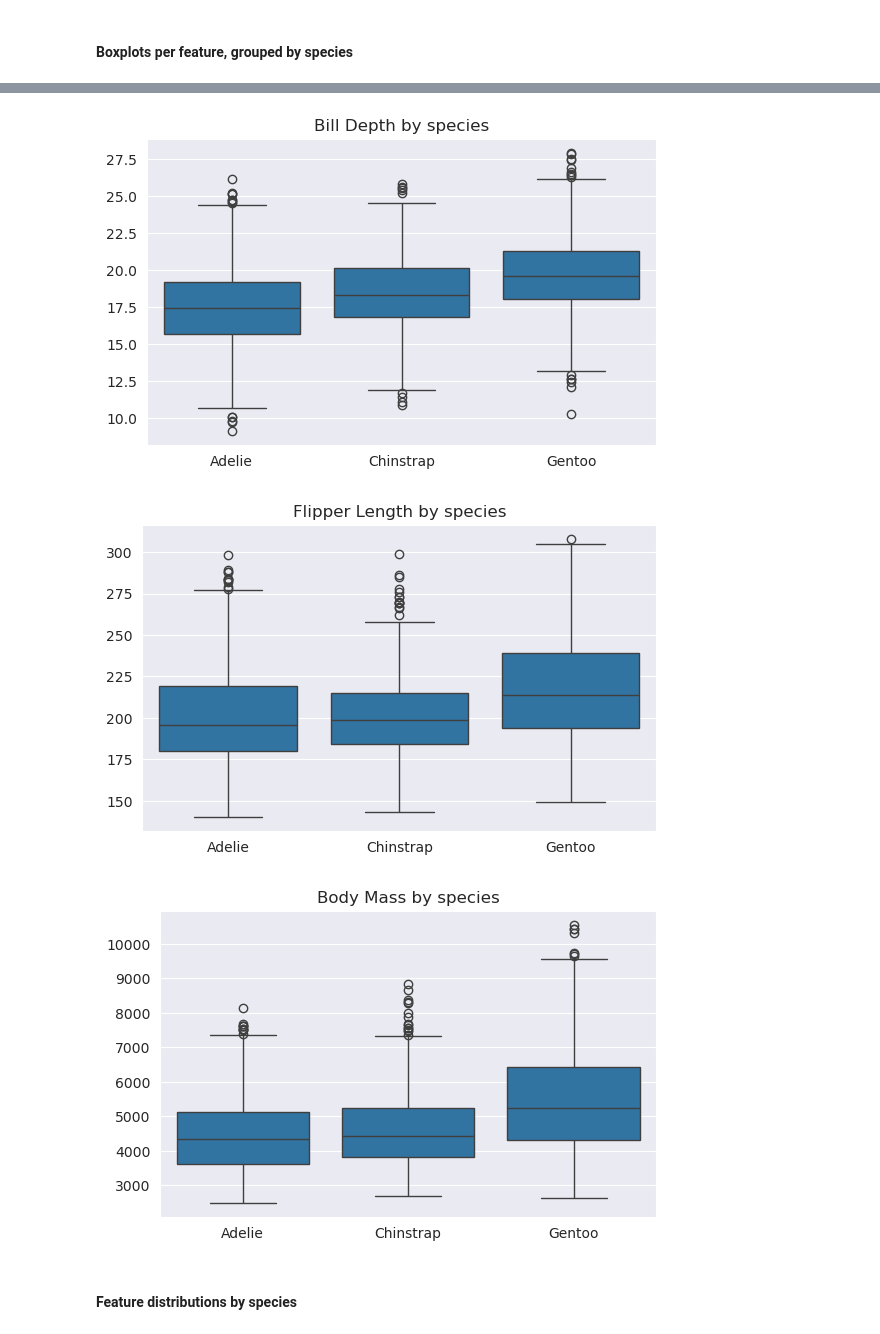
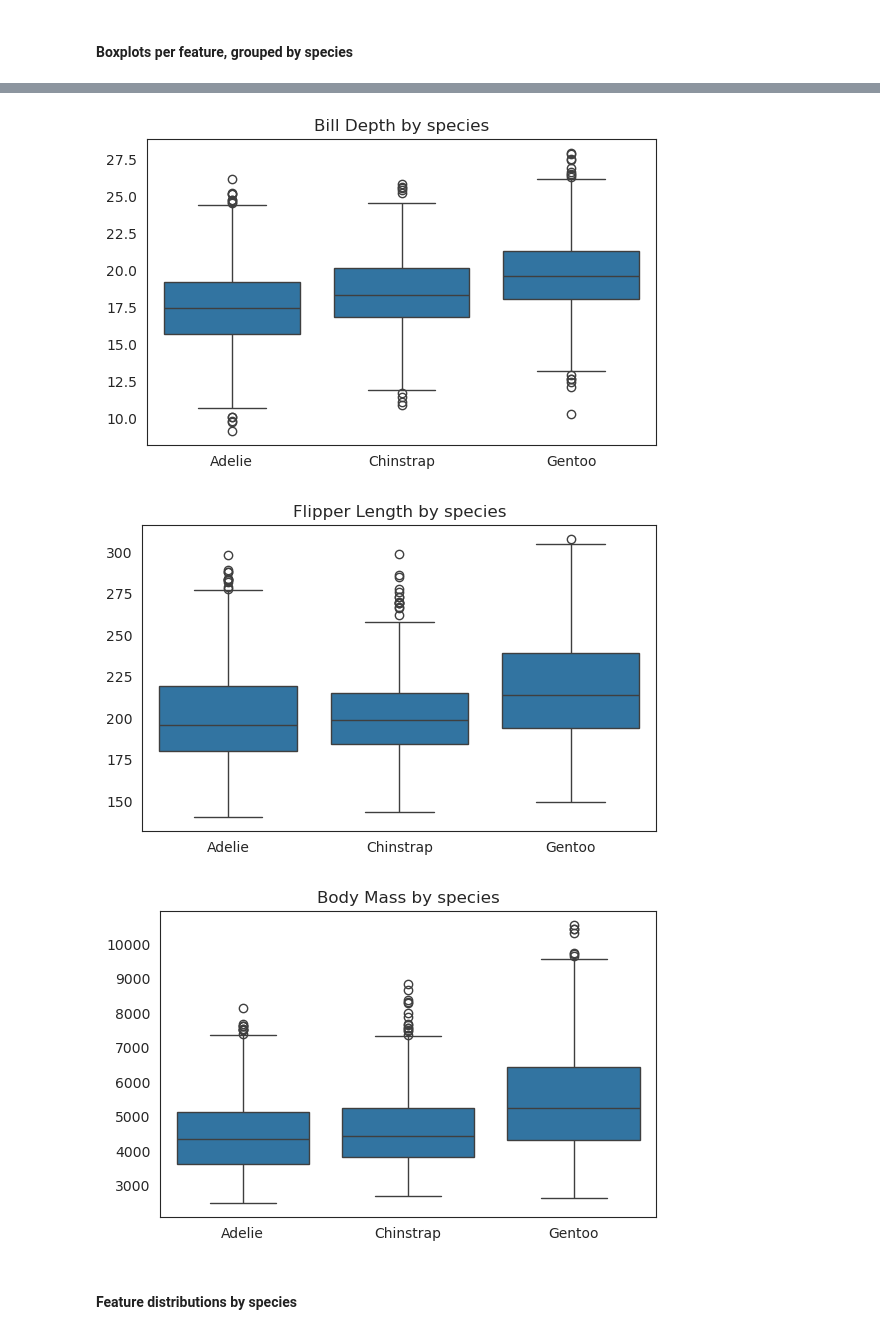
Before and after one commit to mai00fti/managing_biodata, a Jupyter notebook: lecture_06_task_01_SP.ipynb, the cells around one changed output, grey strips where cells are left out. Saved outputs shown, nothing was run; the diff lists cells and outputs as text; code cells hidden in the pictures.

Commit message:
Improved plot background

```diff
--- a/lecture_06_task_01_SP.ipynb
+++ b/lecture_06_task_01_SP.ipynb
@@ -93,6 +93,7 @@ features_numeric
 for col in features_numeric:
     plt.figure(figsize=(6, 4))
     sns.boxplot(x="species", y=col, data=penguin_data)
+    sns.set_style("white")
     plt.title(f"{col.replace("_", " ").title().removesuffix(" Mm").removesuffix(" G")} by species")
     plt.tight_layout()
     plt.xlabel("")
@@ -103,6 +104,6 @@ for col in features_numeric:
-[figure, old version]
+[figure, new version]
-[figure, old version]
+[figure, new version]
-[figure, old version]
+[figure, new version]
 # %% [markdown]
 #### Feature distributions by species
 # %%
```
Also changed, not shown: parts of 4 cells of this notebook.
